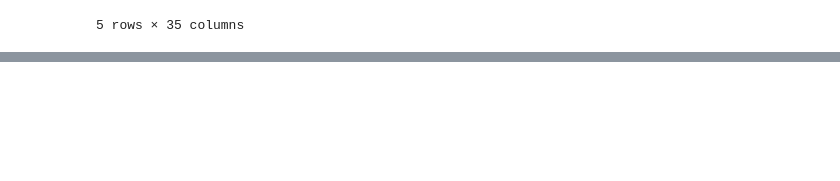
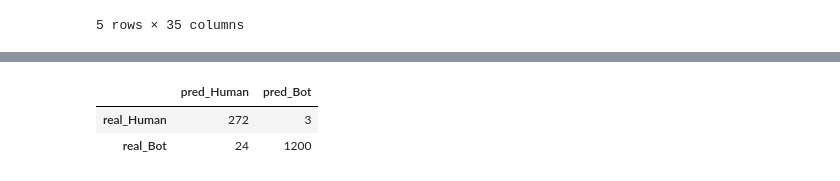
Before and after one commit to fermasia/argBot, a Jupyter notebook: modelo/Model UserBasicClassifier.ipynb, the cells around one changed output, grey strips where cells are left out. Saved outputs shown, nothing was run; the diff lists cells and outputs as text; code cells hidden in the pictures; blank space fills up the shorter version.

Commit message:
Train basic classiffier with catboost and export model to file

```diff
--- a/modelo/Model UserBasicClassifier.ipynb
+++ b/modelo/Model UserBasicClassifier.ipynb
@@ -38,0 +39,23 @@ Timestamp('2014-04-19 14:46:19')
+# %%
+# Quedarnos solo con las columnas utilizables
+users = users[['id','Cat','bot','default_profile', 'description', 'geo_enabled', 'lang', 'listed_count', 'location', 'name', 'profile_background_color', 'profile_background_image_url', 'profile_background_image_url_https', 'profile_background_tile', 'profile_banner_url', 'profile_image_url', 'profile_image_url_https', 'profile_link_color', 'profile_sidebar_border_color', 'profile_sidebar_fill_color', 'profile_text_color', 'profile_use_background_image', 'screen_name', 'url','favs_tiempo','followers_tiempo', 'statuses_tiempo','friends_tiempo']]
+
+# Generar ejes X de features y Normalizarlo
+X = users.drop(columns=['Cat','bot'])  #[users.Cat!='SocialSpambot1']
+atributos = X.columns
+X = preprocessing.scale(X, axis = 0)
+
+# Generar ejes Y de targets y encodear las etiquetas
+le = preprocessing.LabelEncoder()
+y =  le.fit_transform(users['bot'])  #[users.Cat!='SocialSpambot1']
+
+# Separar entre train y test
+X_train, X_test, y_train, y_test = train_test_split(X,y)
+
+# Generar ejes X de features y Normalizarlo
+#X_escond = users.drop(columns=['Cat','bot'])[users.Cat=='SocialSpambot1']
+#X_escond = preprocessing.scale(X, axis = 0)
+# %%
+from catboost import CatBoostClassifier
+model = CatBoostClassifier()
+model.fit(X_train, y_train)
@@ -38,0 +81,4 @@ Timestamp('2014-04-19 14:46:19')
+# %%
+# Predict y PredictProba
+y_predicted_cat = model.predict_proba(X_test)
+y_pred = model.predict(X_test)
@@ -38,0 +97,9 @@ Timestamp('2014-04-19 14:46:19')
+# %%
+# Matriz de Confusión
+conf = confusion_matrix(y_test, y_pred)
+predicted_cols = ['pred_'+str(c) for c in le.classes_]
+pd.DataFrame(conf, index= ['real_Human','real_Bot'],columns = ['pred_Human','pred_Bot'])
+# %% [output]
+|  | pred_Human | pred_Bot |
+| real_Human | 272 | 3 |
+| real_Bot | 24 | 1200 |
```
Also changed, not shown: parts of 5 cells of this notebook, 1 other file.
